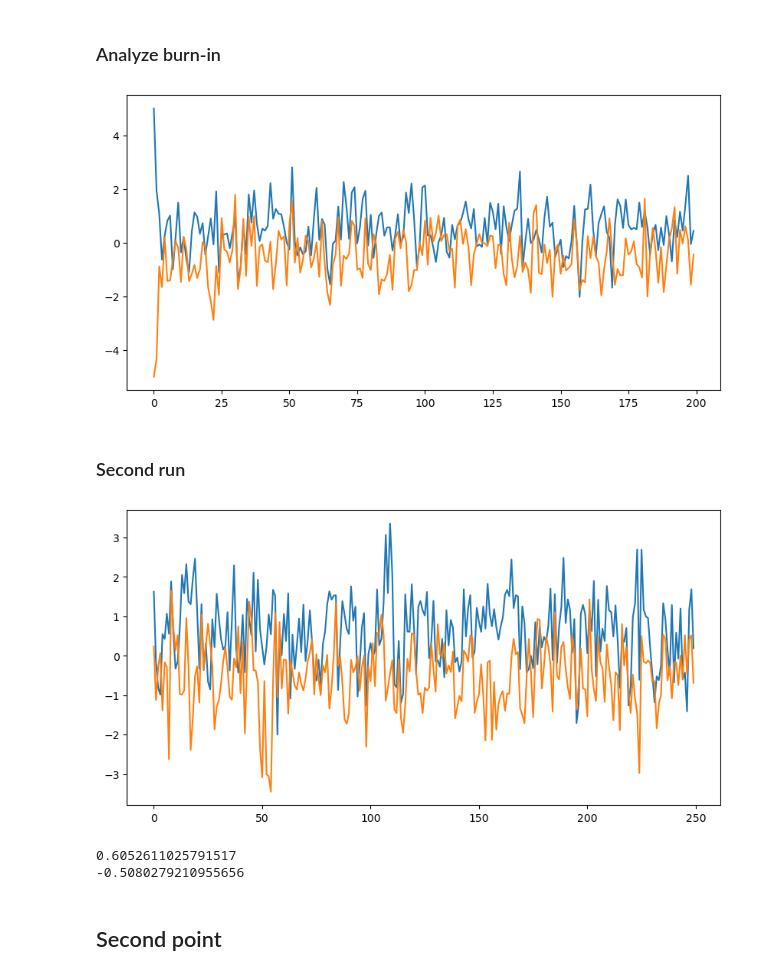
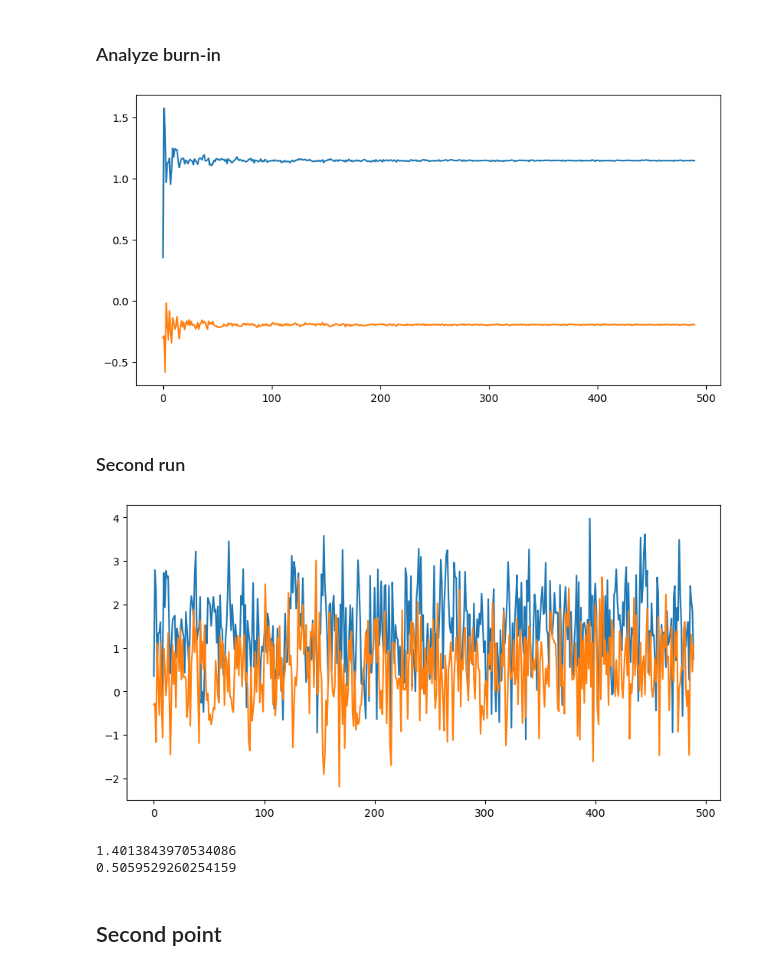
Before and after one commit to emiresenov/APML, a Jupyter notebook: Project.ipynb, the cells around one changed output. Cells and saved outputs as stored; diff of their text form; code cells hidden in the pictures.

```diff
--- a/Project.ipynb
+++ b/Project.ipynb
@@ -51,7 +51,7 @@ def gibbs(y, mu_a, A, b, sigma_a, sigma_ba, n_samples, burn, s_init):
     return s1_samples[burn:], s2_samples[burn:]
 # %%
 # Set values
-mu_a = np.array([[0, 0]]).T
+mu_a = np.array([[1, 1]]).T
 A = np.array([[1,-1]])
 b = np.array([[0]])
 sigma_a = np.array([[1,0],[0,1]])
@@ -60,8 +60,10 @@ y = 1
 # %% [markdown]
 ### First run
 # %%
-n_samples = 300
-s1, s2 = gibbs(y, mu_a, A, b, sigma_a, sigma_ba, n_samples, burn=0, s_init=[5,-5])
+n_samples = 500
+s_init = [1,-1]
+burn = 0
+s1, s2 = gibbs(y, mu_a, A, b, sigma_a, sigma_ba, n_samples, burn, s_init)
 plt.plot(s1)
 plt.plot(s2)
 plt.rcParams['figure.figsize'] = [10, 5]
@@ -76,27 +78,33 @@ print(np.mean(s2))
 # %% [markdown]
 ### Analyze burn-in
 # %%
-s1, s2 = gibbs(y, mu_a, A, b, sigma_a, sigma_ba, 200, 0, [5, -5])
-plt.plot(s1)
-plt.plot(s2)
+def getMeans(samples):
+    for i in range(0, len(samples)):
+        samples[i] = np.sum(samples[:i+1])/(i+1)
+    return samples
+
+s1_means = getMeans(s1)
+s2_means = getMeans(s2)
+plt.plot(s1_means)
+plt.plot(s2_means)
 plt.show()
 # %% [output]
-[figure, old version]
+[figure, new version]
 # %% [markdown]
 ### Second run
 # %%
-burn = 50
-s1, s2 = gibbs(y, mu_a, A, b, sigma_a, sigma_ba, n_samples, burn, [-5,5])
+burn = 10
+s1, s2 = gibbs(y, mu_a, A, b, sigma_a, sigma_ba, n_samples, burn, s_init)
 plt.plot(s1)
 plt.plot(s2)
 plt.show()
 
 print(np.mean(s1))
 print(np.mean(s2))
 # %% [output]
-[figure, old version]
+[figure, new version]
-0.6052611025791517
--0.5080279210955656
+1.4013843970534086
+0.5059529260254159
 # %% [markdown]
 ## Second point
 # %%
```
Also changed, not shown: parts of 4 cells of this notebook.
